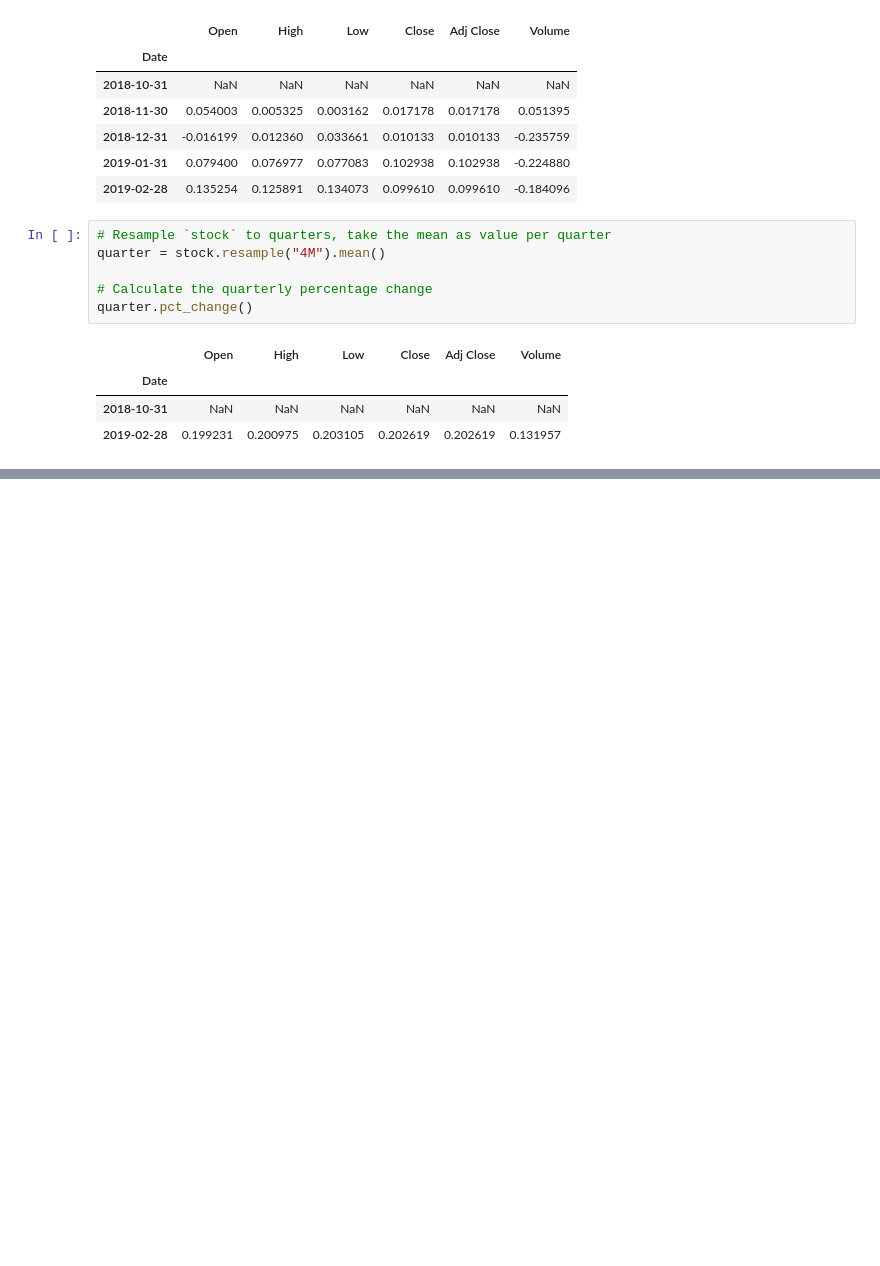
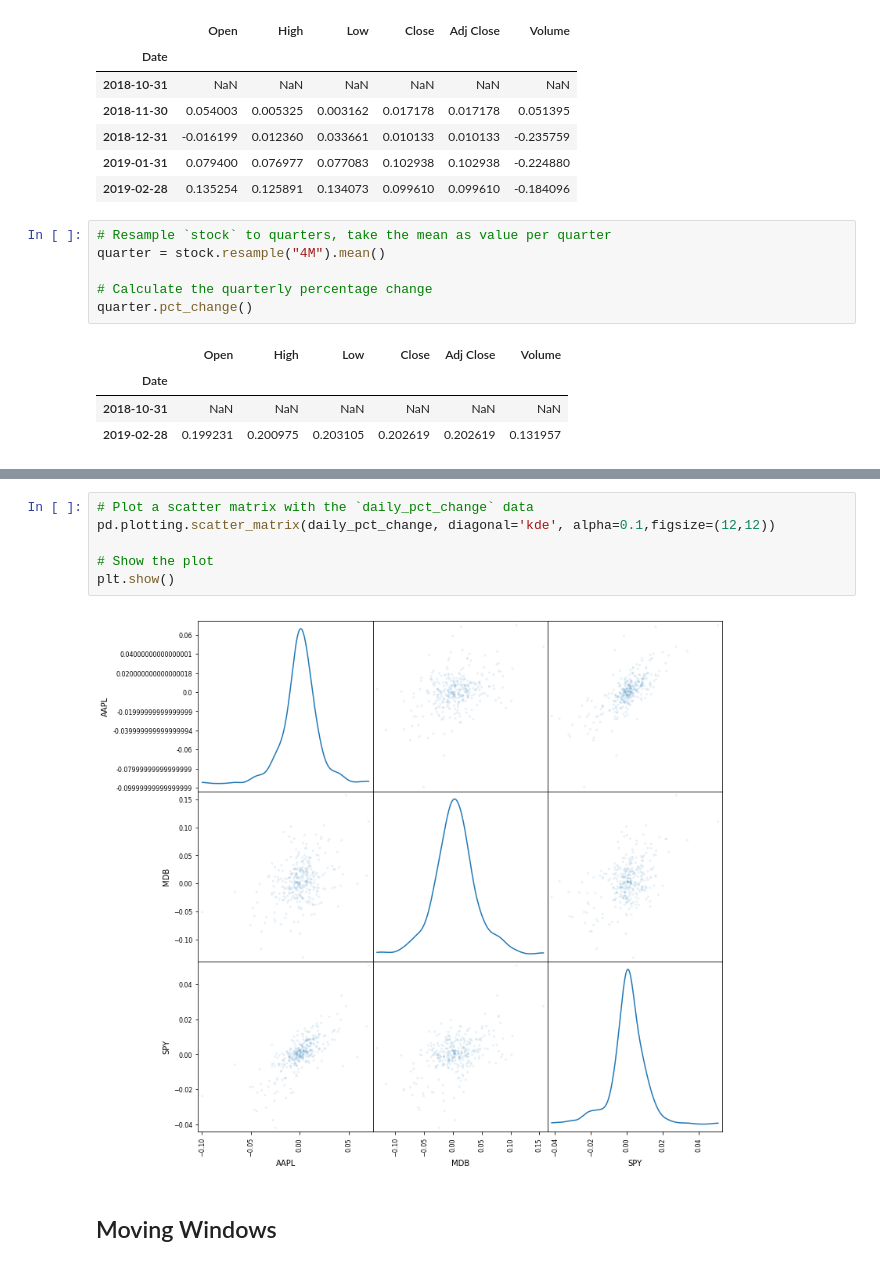
Before and after one commit to khzt2004/Python, a Jupyter notebook: Python for Finance.ipynb, the cells around one changed output, grey strips where cells are left out. Saved outputs shown, nothing was run; the diff lists cells and outputs as text; blank space fills up the shorter version.

```diff
--- a/Python for Finance.ipynb
+++ b/Python for Finance.ipynb
@@ -169,0 +353,10 @@ quarter.pct_change()
+# %%
+# Plot a scatter matrix with the `daily_pct_change` data
+pd.plotting.scatter_matrix(daily_pct_change, diagonal='kde', alpha=0.1,figsize=(12,12))
+
+# Show the plot
+plt.show()
+# %% [output]
+[figure, added]
+# %% [markdown]
+## Moving Windows
```
Also changed, not shown: parts of 17 cells of this notebook.
